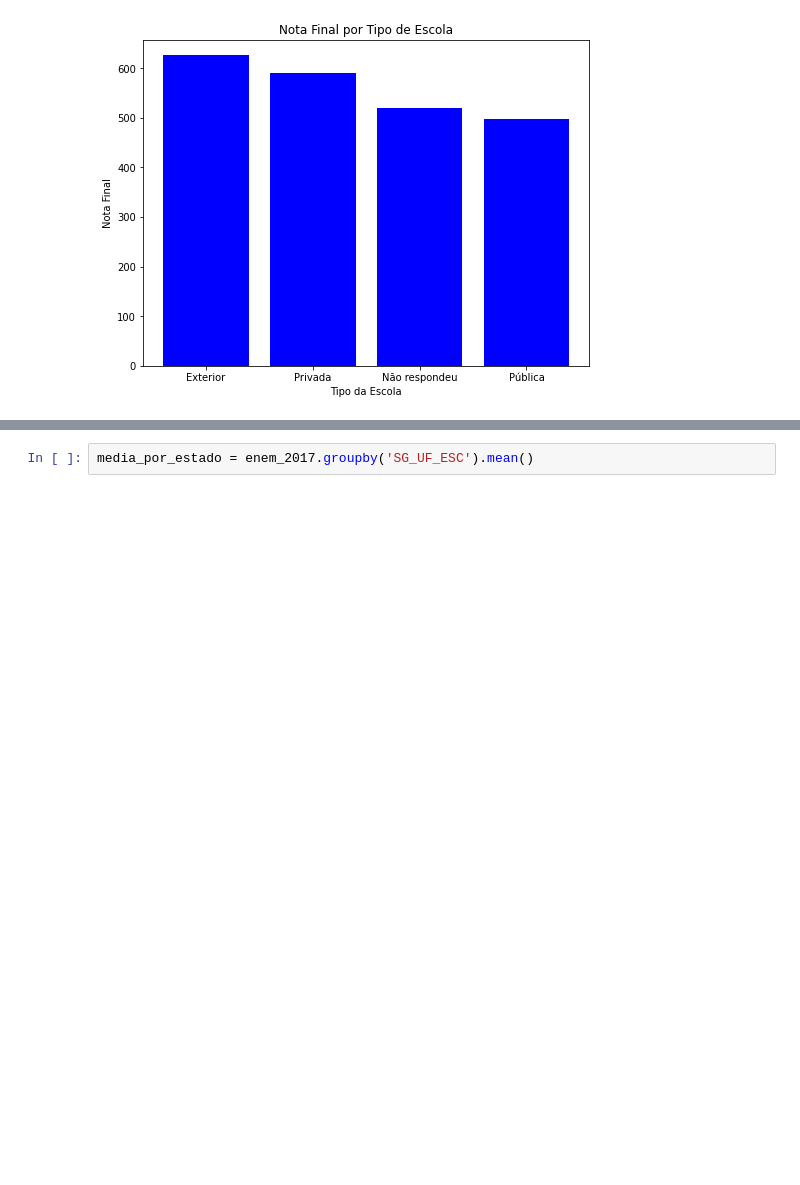
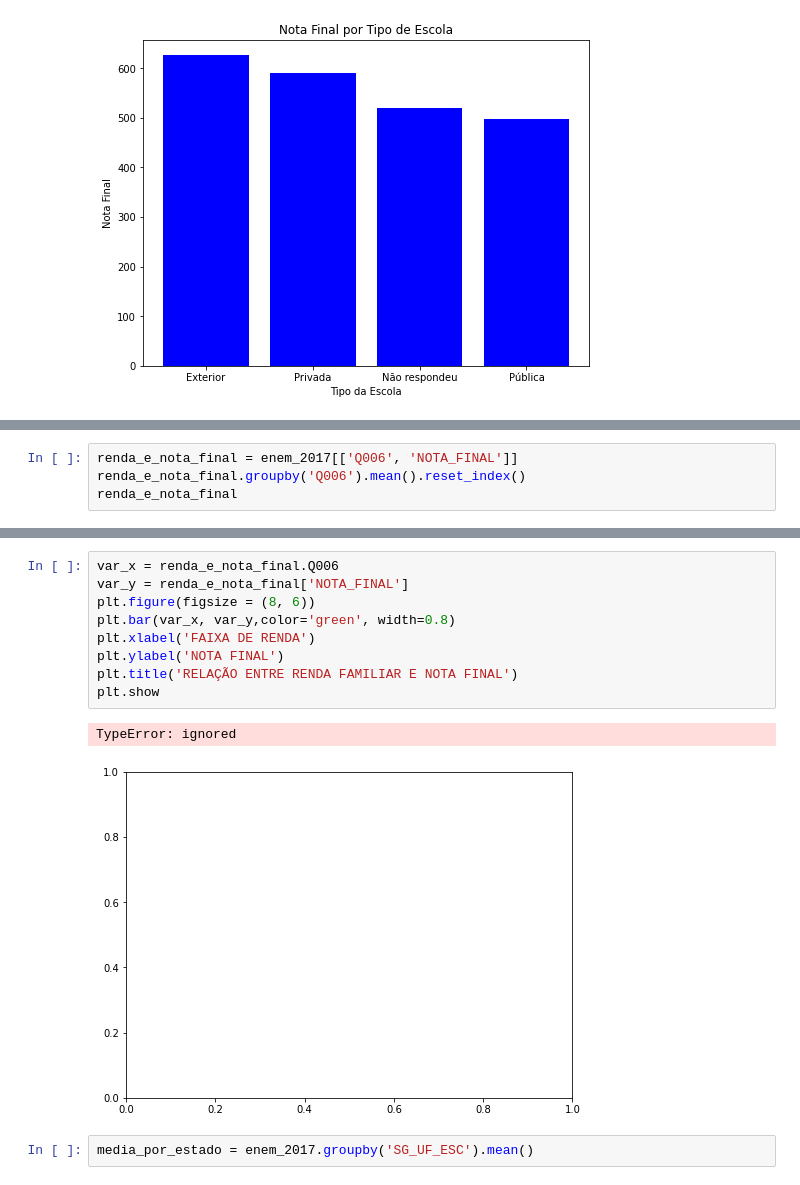
Before and after one commit to audreymoreira/case_ENEM_2017, a Jupyter notebook: Vistas_do_ENEM_2017.ipynb, the cells around one changed output, grey strips where cells are left out. Cells and saved outputs as stored; diff of their text form; blank space fills up the shorter version.

```diff
--- a/Vistas_do_ENEM_2017.ipynb
+++ b/Vistas_do_ENEM_2017.ipynb
@@ -195,0 +232,4 @@ faixa_de_renda
+# %%
+renda_e_nota_final = enem_2017[['Q006', 'NOTA_FINAL']]
+renda_e_nota_final.groupby('Q006').mean().reset_index()
+renda_e_nota_final
@@ -196,3 +250,15 @@ faixa_de_renda
+# %%
+var_x = renda_e_nota_final.Q006
+var_y = renda_e_nota_final['NOTA_FINAL']
+plt.figure(figsize = (8, 6))
+plt.bar(var_x, var_y,color='green', width=0.8)
+plt.xlabel('FAIXA DE RENDA')
+plt.ylabel('NOTA FINAL')
+plt.title('RELAÇÃO ENTRE RENDA FAMILIAR E NOTA FINAL')
+plt.show
+# %% [output]
+TypeError: ignored
+[figure, added]
 # %%
 media_por_estado = enem_2017.groupby('SG_UF_ESC').mean()
 # %%
```
Also changed, not shown: parts of 5 cells of this notebook.
